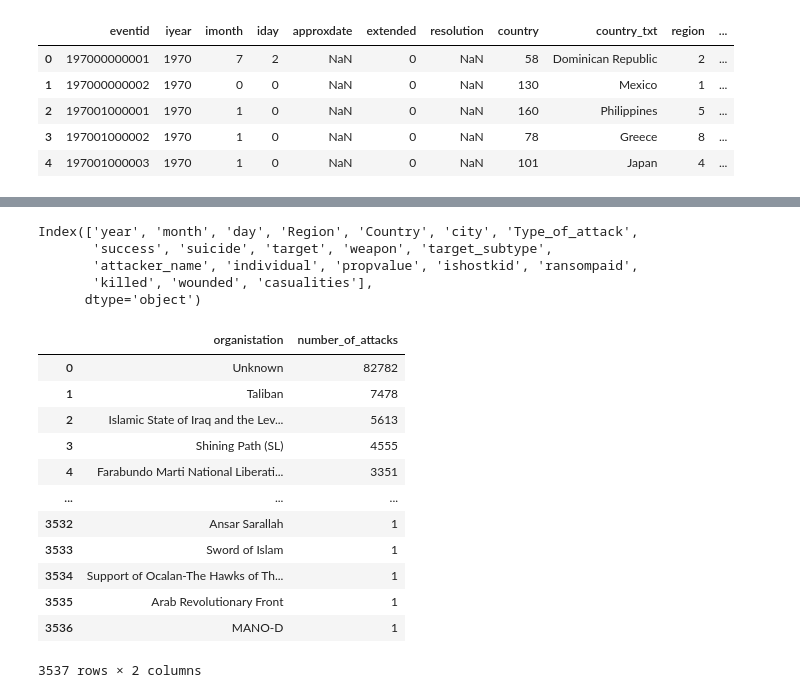
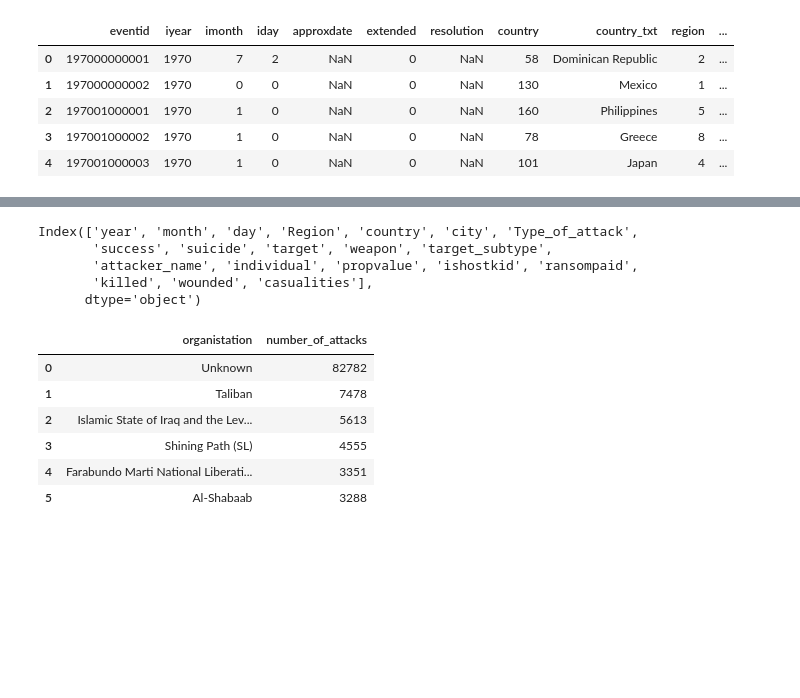
Before and after one commit to tarunn107/EDA, a Jupyter notebook: Untitled3.ipynb, the cells around one changed output, grey strips where cells are left out. Cells and saved outputs as stored; diff of their text form; code cells hidden in the pictures; blank space fills up the shorter version.

```diff
--- a/Untitled3.ipynb
+++ b/Untitled3.ipynb
@@ -44,15 +44,14 @@ Data columns (total 19 columns):
 dtypes: float64(5), int64(6), object(8)
 memory usage: 26.3+ MB
 # %%
-df1.rename(columns = {'iyear':'year','imonth':'month','iday':'day','region_txt':'Region','nwound':'wounded','nkill':'killed','country_txt':'Country','attacktype1_txt':'Type_of_attack','weaptype1_txt':'weapon','targtype1_txt':'target','targsubtype1_txt':'target_subtype','gname':'attacker_name'}, inplace = True)
-df1['casualities']=df1['wounded']+df1['killed']
+df1.rename(columns = {'iyear':'year','imonth':'month','iday':'day','region_txt':'Region','nwound':'wounded','nkill':'killed','country_txt':'country','attacktype1_txt':'Type_of_attack','weaptype1_txt':'weapon','targtype1_txt':'target','targsubtype1_txt':'target_subtype','gname':'attacker_name'}, inplace = True)
 # %%
 df1['wounded'] = df1['wounded'].fillna(0).astype(int)
 df1['killed'] = df1['killed'].fillna(0).astype(int)
-
+df1['casualities']=df1['wounded']+df1['killed']
 df1.columns
 # %% [output]
-Index(['year', 'month', 'day', 'Region', 'Country', 'city', 'Type_of_attack',
+Index(['year', 'month', 'day', 'Region', 'country', 'city', 'Type_of_attack',
        'success', 'suicide', 'target', 'weapon', 'target_subtype',
        'attacker_name', 'individual', 'propvalue', 'ishostkid', 'ransompaid',
        'killed', 'wounded', 'casualities'],
@@ -60,20 +59,14 @@ Index(['year', 'month', 'day', 'Region', 'Country', 'city', 'Type_of_attack',
 # %%
 df1['attacker_name'].value_counts()
 top_attackers=pd.DataFrame(df1['attacker_name'].value_counts().reset_index())
 top_attackers.columns=['organistation','number_of_attacks']
-top_attackers
+top_attackers.head(6)
 # %% [output]
 |  | organistation | number_of_attacks |
 | 0 | Unknown | 82782 |
 | 1 | Taliban | 7478 |
 | 2 | Islamic State of Iraq and the Lev... | 5613 |
 | 3 | Shining Path (SL) | 4555 |
 | 4 | Farabundo Marti National Liberati... | 3351 |
-| ... | ... | ... |
-| 3532 | Ansar Sarallah | 1 |
-| 3533 | Sword of Islam | 1 |
-| 3534 | Support of Ocalan-The Hawks of Th... | 1 |
-| 3535 | Arab Revolutionary Front | 1 |
-| 3536 | MANO-D | 1 |
+| 5 | Al-Shabaab | 3288 |
-3537 rows × 2 columns
 # %%
```
Also changed, not shown: parts of 5 cells of this notebook.
